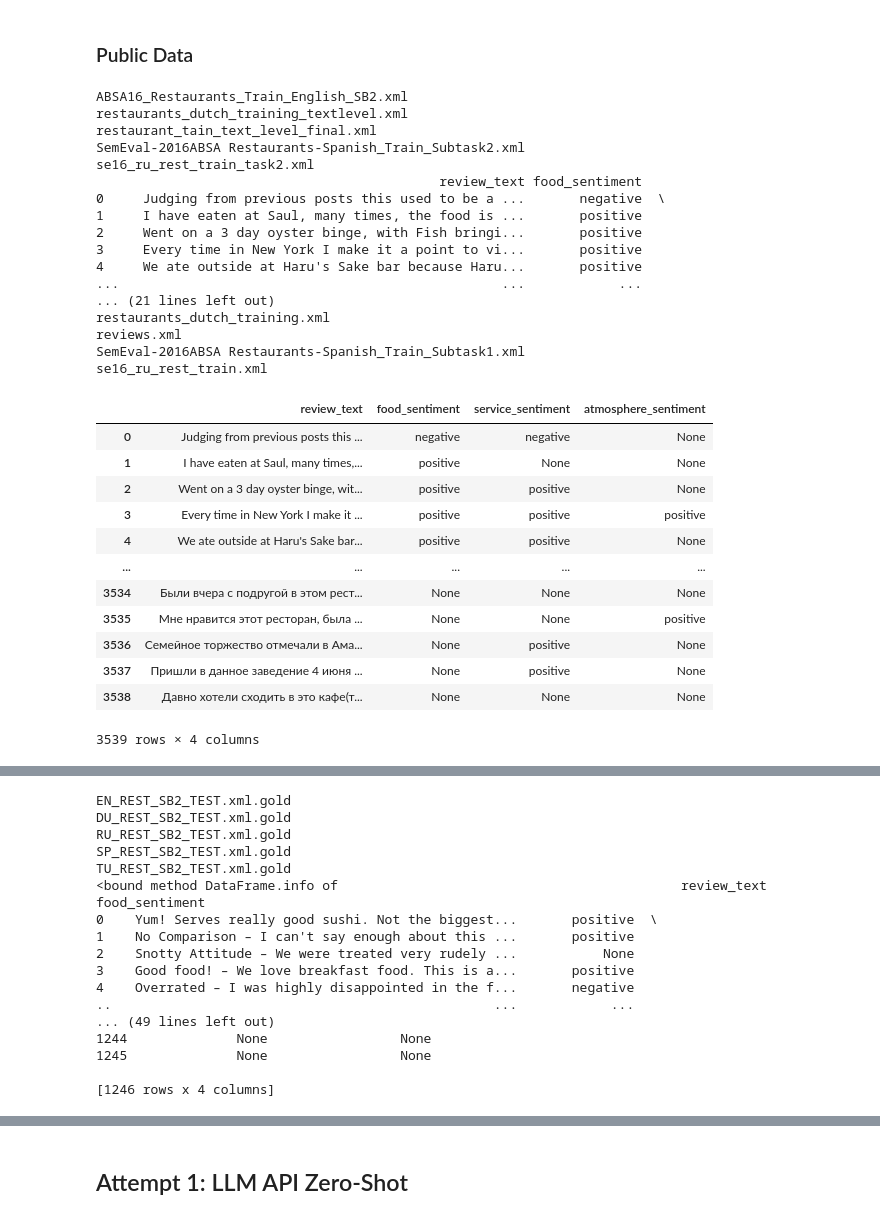
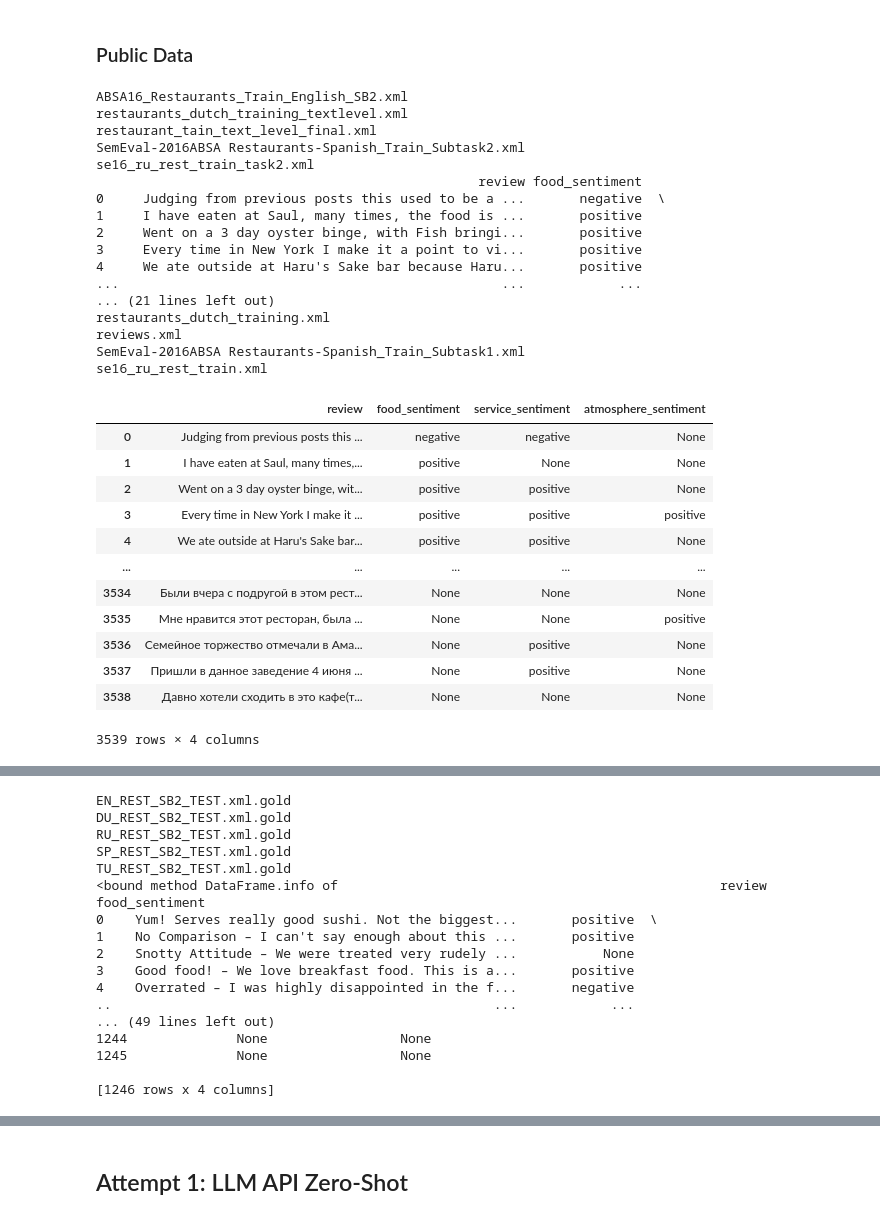
Before and after one commit to targetsm/google_reviews_sentiment, a Jupyter notebook: notebook.ipynb, the cells around one changed output, grey strips where cells are left out. Saved outputs shown, nothing was run; the diff lists cells and outputs as text; code cells hidden in the pictures.

```diff
--- a/notebook.ipynb
+++ b/notebook.ipynb
@@ -130,7 +163,7 @@ gold_df
 import xmltodict
 
 
-semval_df = pd.DataFrame(columns=['review_text','food_sentiment','service_sentiment', 'atmosphere_sentiment'])
+semval_df = pd.DataFrame(columns=['review','food_sentiment','service_sentiment', 'atmosphere_sentiment'])
 
 
 for file in ['ABSA16_Restaurants_Train_English_SB2.xml', 'restaurants_dutch_training_textlevel.xml', 'restaurant_tain_text_level_final.xml', 'SemEval-2016ABSA Restaurants-Spanish_Train_Subtask2.xml', 'se16_ru_rest_train_task2.xml']:
@@ -198,35 +231,35 @@ for file in ['ABSA16_Restaurants_Train_SB1_v2.xml', 'restaurants_dutch_training.
                             sent_service = opinion['@polarity']
                         elif 'AMBIENCE#GENERAL' in opinion['@category']:
                             sent_atmosphere = opinion['@polarity']
                     else:
                         for opinion in sentence['Opinions']['Opinion']:
                             if 'FOOD#QUALITY' in opinion['@category']:
                                 sent_food = opinion['@polarity']
                             elif 'SERVICE#GENERAL' in opinion['@category']:
                                 sent_service = opinion['@polarity']
                             elif 'AMBIENCE#GENERAL' in opinion['@category']:
                                 sent_atmosphere = opinion['@polarity']
             semval_df.loc[len(semval_df)] = [sentence_concat, sent_food, sent_service, sent_atmosphere]
 semval_df
 # %% [output]
 ABSA16_Restaurants_Train_English_SB2.xml
 restaurants_dutch_training_textlevel.xml
 restaurant_tain_text_level_final.xml
 SemEval-2016ABSA Restaurants-Spanish_Train_Subtask2.xml
 se16_ru_rest_train_task2.xml
-                                            review_text food_sentiment
+                                                 review food_sentiment
 0     Judging from previous posts this used to be a ...       negative  \
 1     I have eaten at Saul, many times, the food is ...       positive
 2     Went on a 3 day oyster binge, with Fish bringi...       positive
 3     Every time in New York I make it a point to vi...       positive
 4     We ate outside at Haru's Sake bar because Haru...       positive
 ...                                                 ...            ...
 ... (21 lines left out)
 restaurants_dutch_training.xml
 reviews.xml
 SemEval-2016ABSA Restaurants-Spanish_Train_Subtask1.xml
 se16_ru_rest_train.xml
-|  | review_text | food_sentiment | service_sentiment | atmosphere_sentiment |
+|  | review | food_sentiment | service_sentiment | atmosphere_sentiment |
 | 0 | Judging from previous posts this ... | negative | negative | None |
 | 1 | I have eaten at Saul, many times,... | positive | None | None |
 | 2 | Went on a 3 day oyster binge, wit... | positive | positive | None |
@@ -269,7 +302,7 @@ Name: count, dtype: int64
 import xmltodict
 
 
-semval_test_df = pd.DataFrame(columns=['review_text','food_sentiment','service_sentiment', 'atmosphere_sentiment'])
+semval_test_df = pd.DataFrame(columns=['review','food_sentiment','service_sentiment', 'atmosphere_sentiment'])
 
 for file in ['EN_REST_SB2_TEST.xml.gold', 'DU_REST_SB2_TEST.xml.gold', 'RU_REST_SB2_TEST.xml.gold', 'SP_REST_SB2_TEST.xml.gold', 'TU_REST_SB2_TEST.xml.gold']:
     with open(f'data/semeval/test/{file}') as f:
@@ -349,7 +382,7 @@ DU_REST_SB2_TEST.xml.gold
 RU_REST_SB2_TEST.xml.gold
 SP_REST_SB2_TEST.xml.gold
 TU_REST_SB2_TEST.xml.gold
-<bound method DataFrame.info of                                            review_text food_sentiment
+<bound method DataFrame.info of                                                 review food_sentiment
 0    Yum! Serves really good sushi. Not the biggest...       positive  \
 1    No Comparison – I can't say enough about this ...       positive
 2    Snotty Attitude – We were treated very rudely ...           None
```
Also changed, not shown: parts of 21 cells of this notebook, 2 other files.
